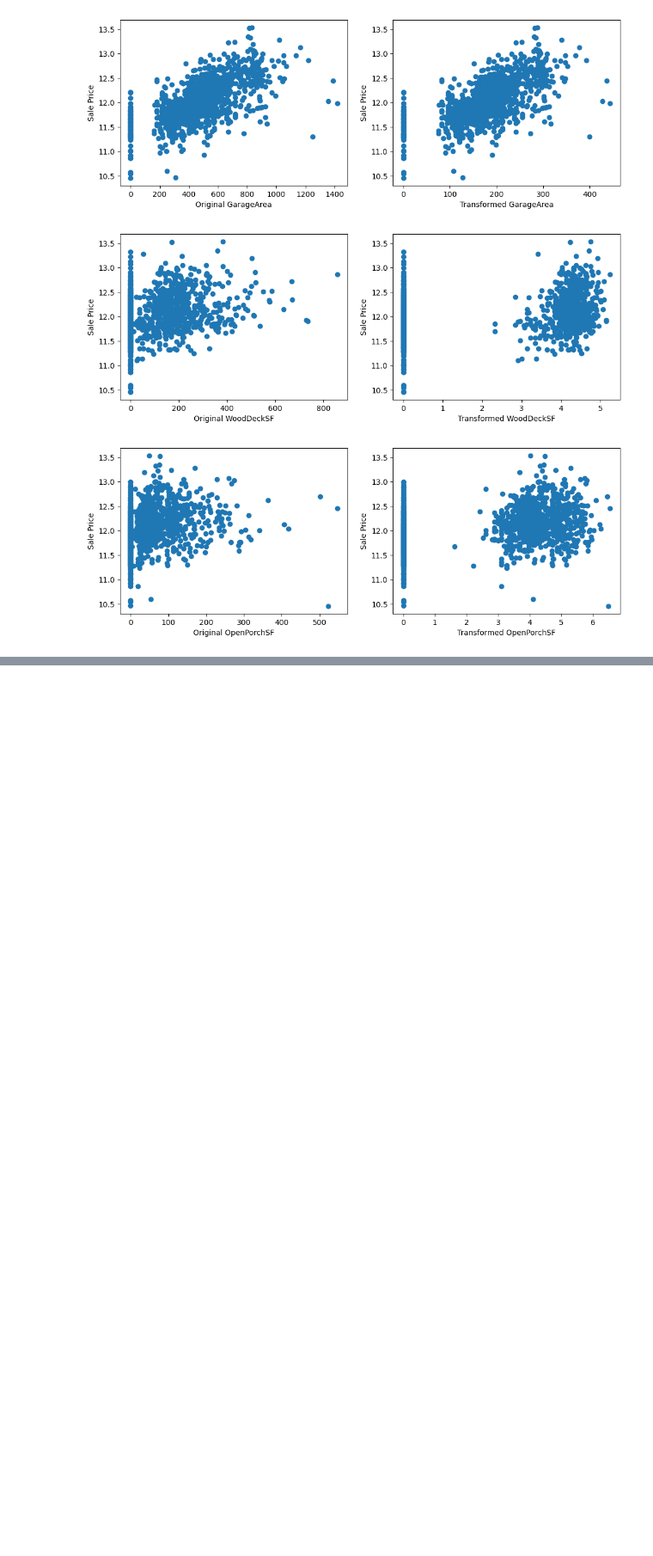
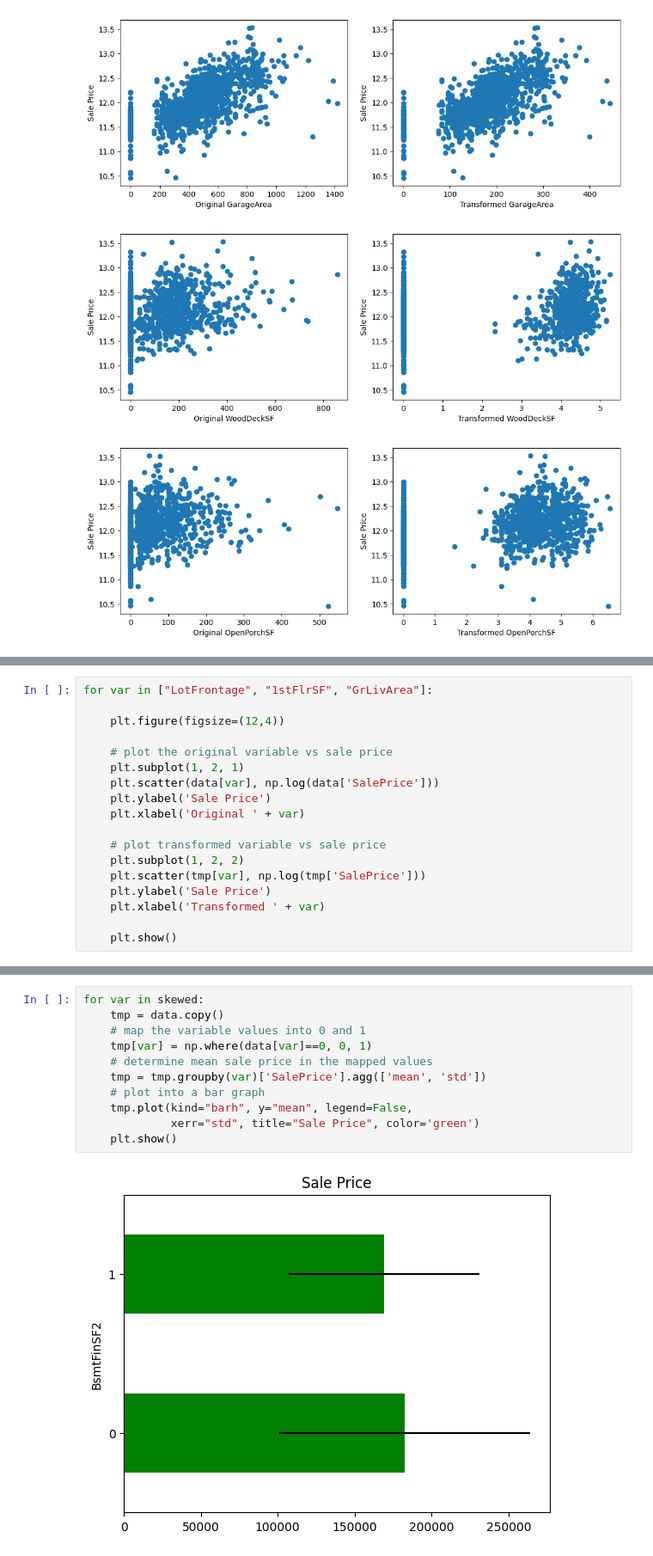
Before and after one commit to Bagusdevaa/house-price-prediction, a Jupyter notebook: housepriceprediction.ipynb, the cells around one changed output, grey strips where cells are left out. Shown at 86% size. Cells and saved outputs as stored; diff of their text form; blank space fills up the shorter version.

```diff
--- a/housepriceprediction.ipynb
+++ b/housepriceprediction.ipynb
@@ -543,0 +550,18 @@ for var in cont_vars:
+# %%
+for var in ["LotFrontage", "1stFlrSF", "GrLivArea"]:
+
+    plt.figure(figsize=(12,4))
+
+    # plot the original variable vs sale price
+    plt.subplot(1, 2, 1)
+    plt.scatter(data[var], np.log(data['SalePrice']))
+    plt.ylabel('Sale Price')
+    plt.xlabel('Original ' + var)
+
+    # plot transformed variable vs sale price
+    plt.subplot(1, 2, 2)
+    plt.scatter(tmp[var], np.log(tmp['SalePrice']))
+    plt.ylabel('Sale Price')
+    plt.xlabel('Transformed ' + var)
+
+    plt.show()
@@ -543,0 +585,13 @@ for var in cont_vars:
+# %%
+for var in skewed:
+    tmp = data.copy()
+    # map the variable values into 0 and 1
+    tmp[var] = np.where(data[var]==0, 0, 1)
+    # determine mean sale price in the mapped values
+    tmp = tmp.groupby(var)['SalePrice'].agg(['mean', 'std'])
+    # plot into a bar graph
+    tmp.plot(kind="barh", y="mean", legend=False,
+             xerr="std", title="Sale Price", color='green')
+    plt.show()
+# %% [output]
+[figure, added]
```
Also changed, not shown: parts of 12 cells of this notebook.
